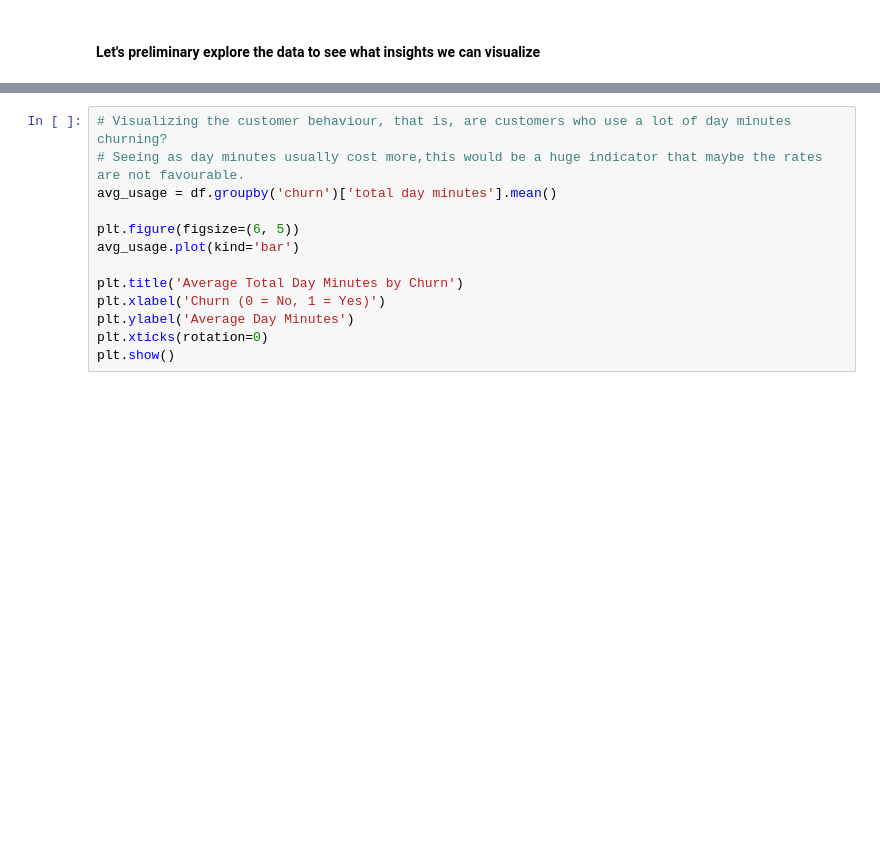
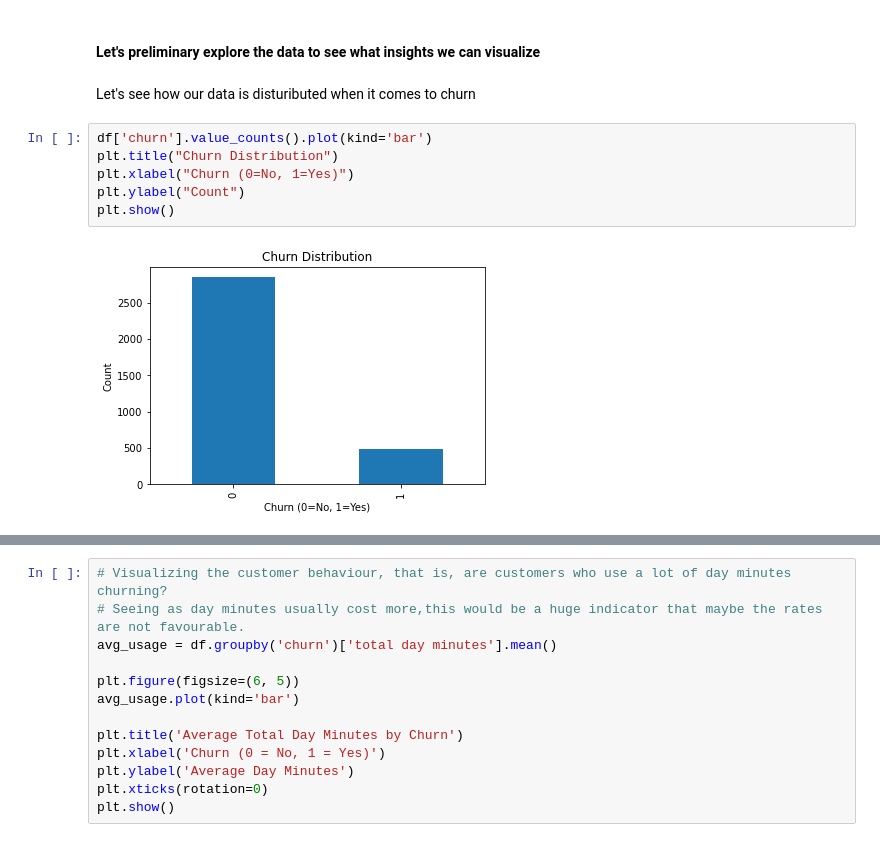
Before and after one commit to Gitungo/DSF_Project3, a Jupyter notebook: Project_Phase3.ipynb, the cells around one changed output, grey strips where cells are left out. Cells and saved outputs as stored; diff of their text form; blank space fills up the shorter version.

```diff
--- a/Project_Phase3.ipynb
+++ b/Project_Phase3.ipynb
@@ -123,3 +123,13 @@ df.duplicated().sum()
 ### Visualizing the data
 # %% [markdown]
 #### Let's preliminary explore the data to see what insights we can visualize
+# %% [markdown]
+Let's see how our data is distuributed when it comes to churn
+# %%
+df['churn'].value_counts().plot(kind='bar')
+plt.title("Churn Distribution")
+plt.xlabel("Churn (0=No, 1=Yes)")
+plt.ylabel("Count")
+plt.show()
+# %% [output]
+[figure, added]
```
Also changed, not shown: parts of 21 cells of this notebook.
